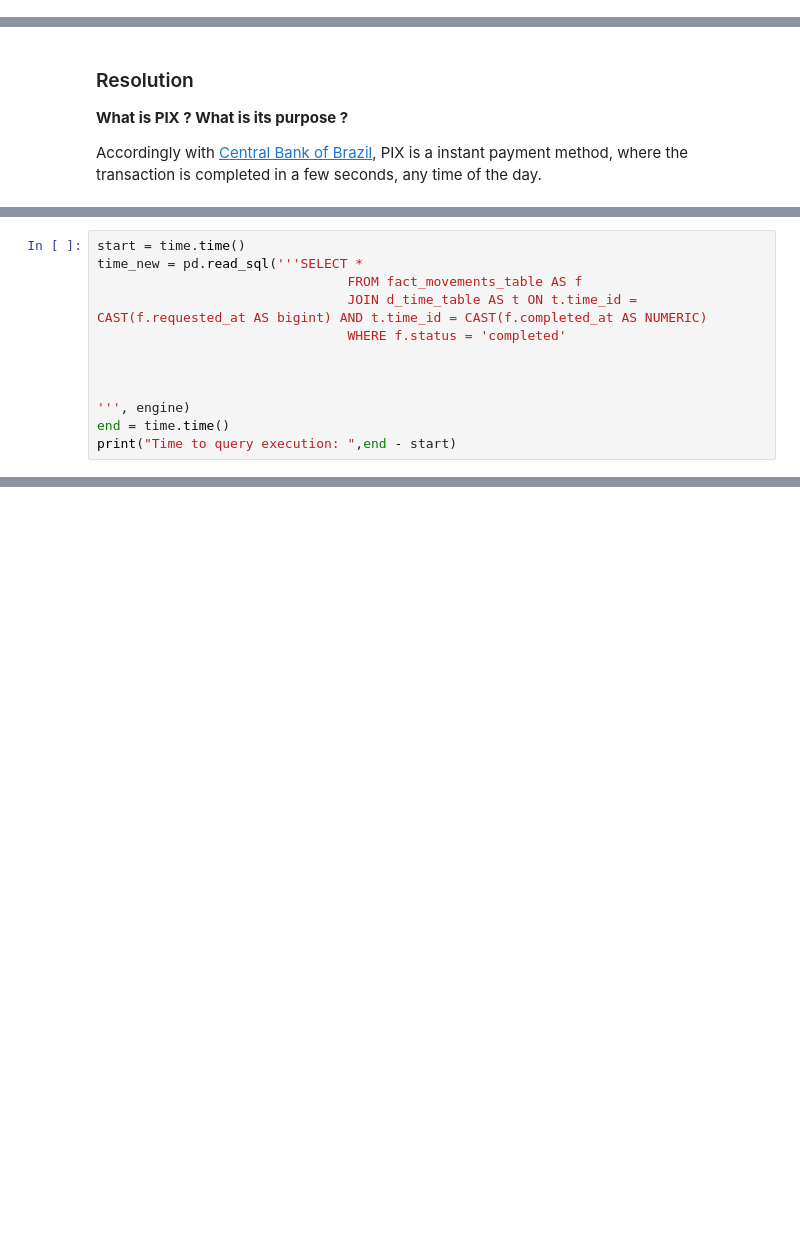
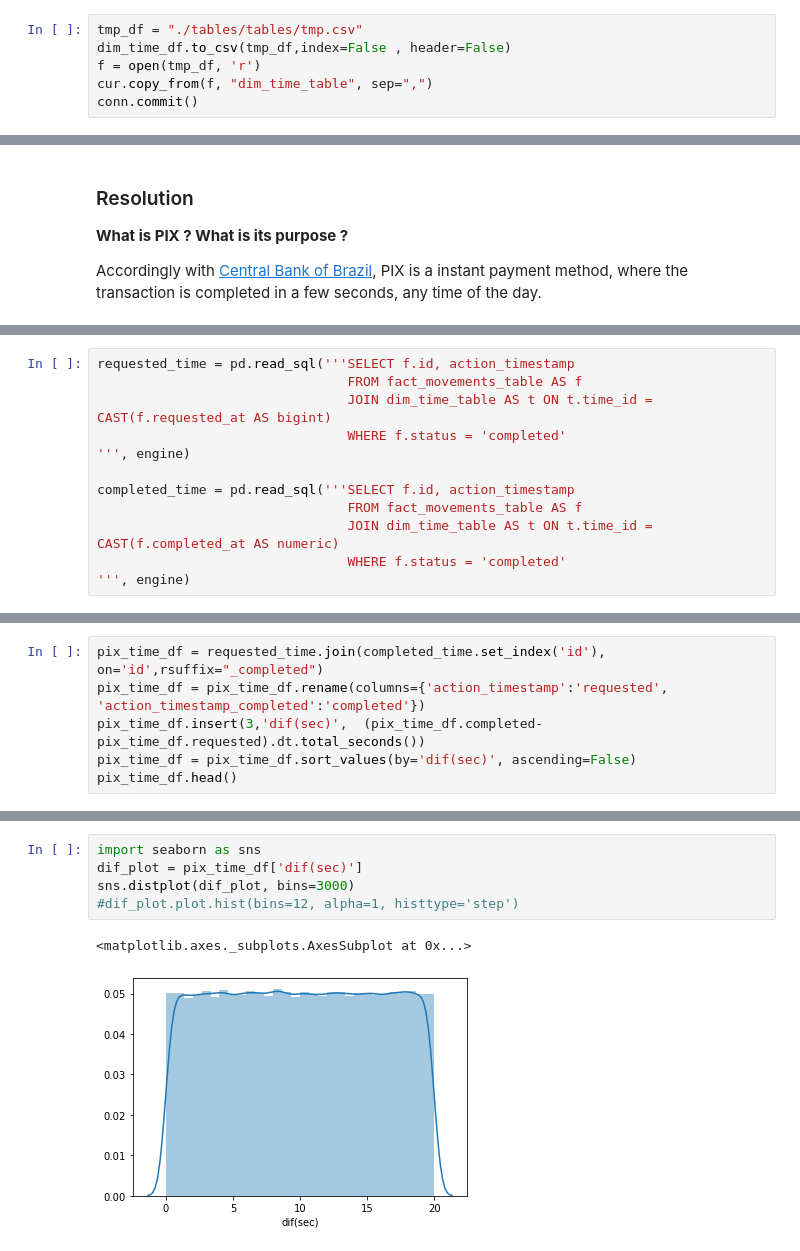
Before and after one commit to fpmacedo/Nubank-Analytics-Engineer-Case, a Jupyter notebook: etl.ipynb, the cells around one changed output, grey strips where cells are left out. Cells and saved outputs as stored; diff of their text form; blank space fills up the shorter version.

```diff
--- a/etl.ipynb
+++ b/etl.ipynb
@@ -171,3 +173,9 @@ dim_time_df.head()
+# %%
+tmp_df = "./tables/tables/tmp.csv"
+dim_time_df.to_csv(tmp_df,index=False , header=False)
+f = open(tmp_df, 'r')
+cur.copy_from(f, "dim_time_table", sep=",")
+conn.commit()
 # %% [markdown]
 ### Close connection
 # %%
@@ -510,12 +520,12 @@ Trying to help Pepino and looking in the pix definition we can define our first
 # %%
-start = time.time()
-time_new = pd.read_sql('''SELECT *
+requested_time = pd.read_sql('''SELECT f.id, action_timestamp
                                 FROM fact_movements_table AS f
-                                JOIN d_time_table AS t ON t.time_id = CAST(f.requested_at AS bigint) AND t.time_id = CAST(f.completed_at AS NUMERIC)
+                                JOIN dim_time_table AS t ON t.time_id = CAST(f.requested_at AS bigint)
                                 WHERE f.status = 'completed'
+''', engine)
 
-
-
+completed_time = pd.read_sql('''SELECT f.id, action_timestamp
+                                FROM fact_movements_table AS f
+                                JOIN dim_time_table AS t ON t.time_id = CAST(f.completed_at AS numeric)
+                                WHERE f.status = 'completed'
 ''', engine)
-end = time.time()
-print("Time to query execution: ",end - start)
@@ -532,0 +532,6 @@ time_new.head()
+# %%
+pix_time_df = requested_time.join(completed_time.set_index('id'), on='id',rsuffix="_completed")
+pix_time_df = pix_time_df.rename(columns={'action_timestamp':'requested', 'action_timestamp_completed':'completed'})
+pix_time_df.insert(3,'dif(sec)',  (pix_time_df.completed-pix_time_df.requested).dt.total_seconds())
+pix_time_df = pix_time_df.sort_values(by='dif(sec)', ascending=False)
+pix_time_df.head()
@@ -532,0 +545,8 @@ time_new.head()
+# %%
+import seaborn as sns
+dif_plot = pix_time_df['dif(sec)']
+sns.distplot(dif_plot, bins=3000)
+#dif_plot.plot.hist(bins=12, alpha=1, histtype='step')
+# %% [output]
+<matplotlib.axes._subplots.AxesSubplot at 0x...>
+[figure, added]
```
Also changed, not shown: parts of 9 cells of this notebook, 2 other files.
